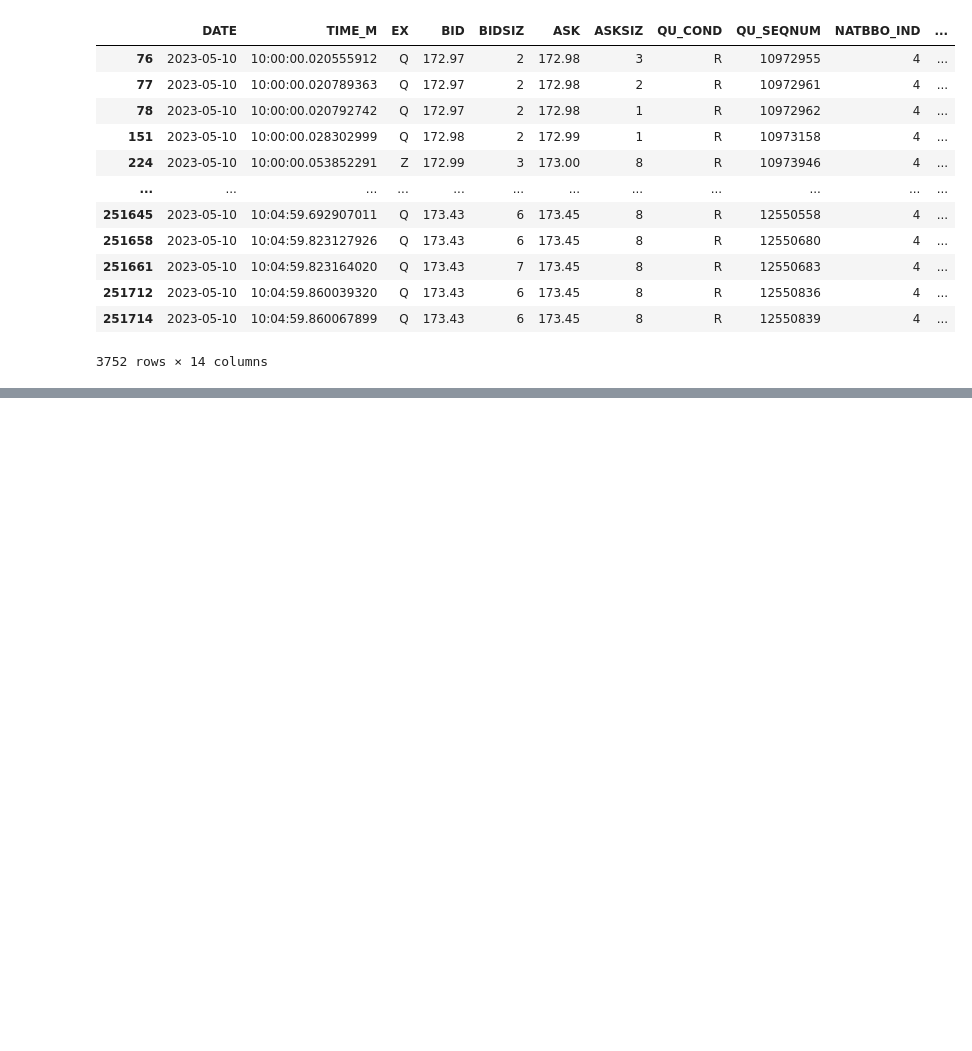
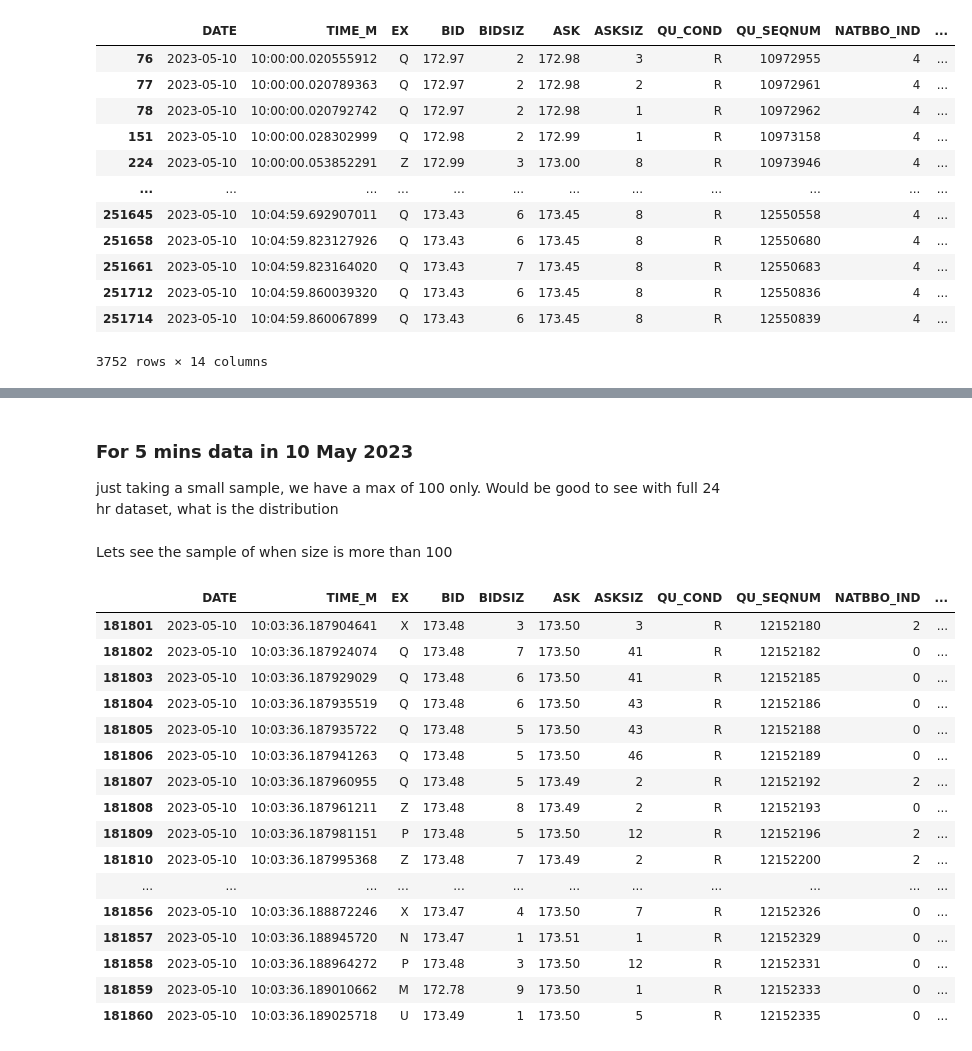
Before and after one commit to changjulian17/mqf_practice, a Jupyter notebook: QF621_Quant_Trading_Strats/order_rebalancing/main.ipynb, the cells around one changed output, grey strips where cells are left out. Cells and saved outputs as stored; diff of their text form; code cells hidden in the pictures; blank space fills up the shorter version.

```diff
--- a/QF621_Quant_Trading_Strats/order_rebalancing/main.ipynb
+++ b/QF621_Quant_Trading_Strats/order_rebalancing/main.ipynb
@@ -108,0 +132,26 @@ tracker.bid_sizes, sum(tracker.bid_sizes.values())
+# %% [markdown]
+### For 5 mins data in 10 May 2023
+just taking a small sample, we have a max of 100 only. Would be good to see with full 24 hr dataset, what is the distribution
+# %% [markdown]
+Lets see the sample of when size is more than 100
+# %%
+filtered_large_sizes = df[(df['total_best_bid_size'] > 100) | (df['total_best_ask_size'] > 100)]
+# filtered_large_sizes.head(60)
+# %% [output]
+|  | DATE | TIME_M | EX | BID | BIDSIZ | ASK | ASKSIZ | QU_COND | QU_SEQNUM | NATBBO_IND | ... |
+| 181801 | 2023-05-10 | 10:03:36.187904641 | X | 173.48 | 3 | 173.50 | 3 | R | 12152180 | 2 | ... |
+| 181802 | 2023-05-10 | 10:03:36.187924074 | Q | 173.48 | 7 | 173.50 | 41 | R | 12152182 | 0 | ... |
+| 181803 | 2023-05-10 | 10:03:36.187929029 | Q | 173.48 | 6 | 173.50 | 41 | R | 12152185 | 0 | ... |
+| 181804 | 2023-05-10 | 10:03:36.187935519 | Q | 173.48 | 6 | 173.50 | 43 | R | 12152186 | 0 | ... |
+| 181805 | 2023-05-10 | 10:03:36.187935722 | Q | 173.48 | 5 | 173.50 | 43 | R | 12152188 | 0 | ... |
+| 181806 | 2023-05-10 | 10:03:36.187941263 | Q | 173.48 | 5 | 173.50 | 46 | R | 12152189 | 0 | ... |
+| 181807 | 2023-05-10 | 10:03:36.187960955 | Q | 173.48 | 5 | 173.49 | 2 | R | 12152192 | 2 | ... |
+| 181808 | 2023-05-10 | 10:03:36.187961211 | Z | 173.48 | 8 | 173.49 | 2 | R | 12152193 | 0 | ... |
+| 181809 | 2023-05-10 | 10:03:36.187981151 | P | 173.48 | 5 | 173.50 | 12 | R | 12152196 | 2 | ... |
+| 181810 | 2023-05-10 | 10:03:36.187995368 | Z | 173.48 | 7 | 173.49 | 2 | R | 12152200 | 2 | ... |
+| ... | ... | ... | ... | ... | ... | ... | ... | ... | ... | ... | ... |
+| 181856 | 2023-05-10 | 10:03:36.188872246 | X | 173.47 | 4 | 173.50 | 7 | R | 12152326 | 0 | ... |
+| 181857 | 2023-05-10 | 10:03:36.188945720 | N | 173.47 | 1 | 173.51 | 1 | R | 12152329 | 0 | ... |
+| 181858 | 2023-05-10 | 10:03:36.188964272 | P | 173.48 | 3 | 173.50 | 12 | R | 12152331 | 0 | ... |
+| 181859 | 2023-05-10 | 10:03:36.189010662 | M | 172.78 | 9 | 173.50 | 1 | R | 12152333 | 0 | ... |
+| 181860 | 2023-05-10 | 10:03:36.189025718 | U | 173.49 | 1 | 173.50 | 5 | R | 12152335 | 0 | ... |
```
Also changed, not shown: parts of 11 cells of this notebook.
